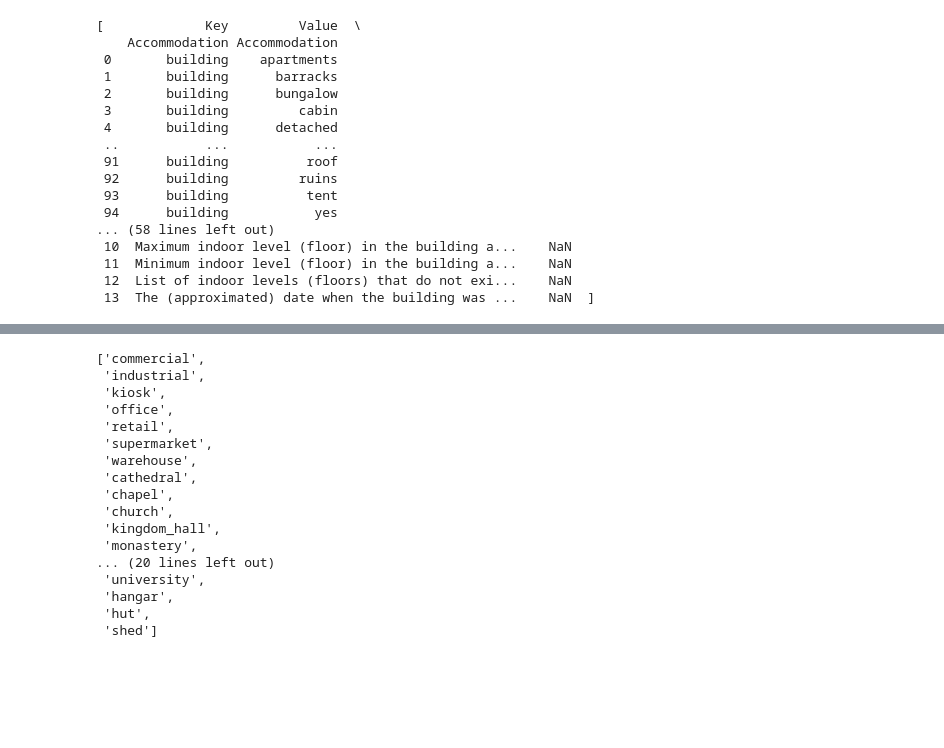
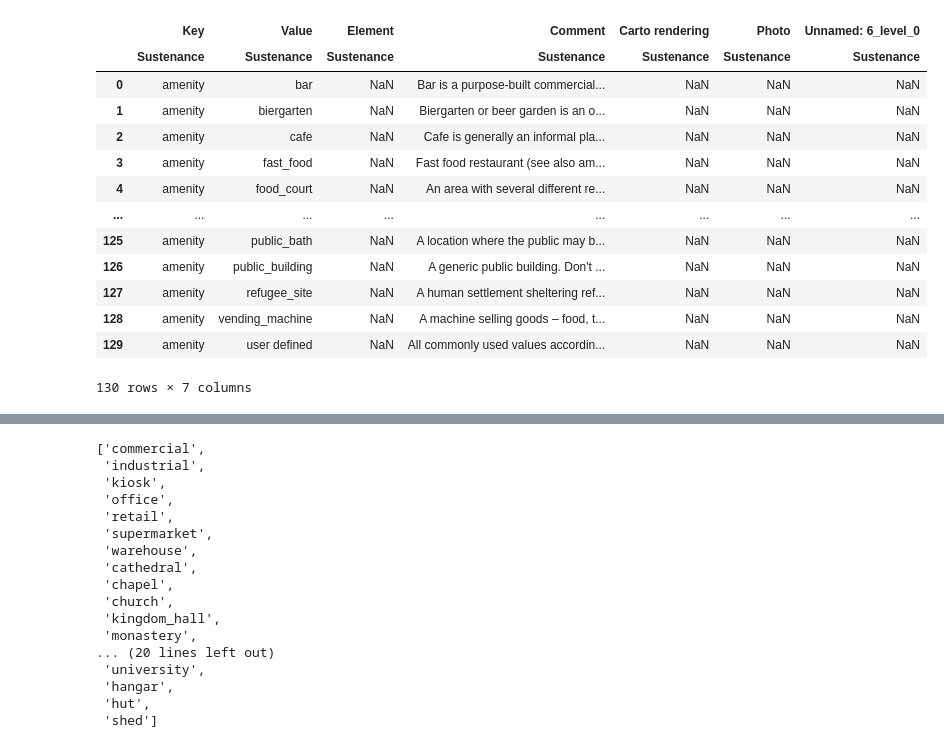
Before and after one commit to g-perona/CE-263-Final-Project, a Jupyter notebook: Giuseppe Work/poi_exploration.ipynb, the cells around one changed output, grey strips where cells are left out. Saved outputs shown, nothing was run; the diff lists cells and outputs as text; code cells hidden in the pictures; blank space fills up the shorter version.

```diff
--- a/Giuseppe Work/poi_exploration.ipynb
+++ b/Giuseppe Work/poi_exploration.ipynb
@@ -10,21 +15,18 @@ import seaborn as sns
 # %%
-tab = pd.read_html('https://wiki.openstreetmap.org/wiki/Key:building', match='Value')
-tab
+tab_buildings = pd.read_html('https://wiki.openstreetmap.org/wiki/Key:building', match='Value')
+tab_amenities = pd.read_html('https://wiki.openstreetmap.org/wiki/Key:amenity', match='Value')
 # %% [output]
+|  | Key | Value | Element | Comment | Carto rendering | Photo | Unnamed: 6_level_0 |
+|  | Sustenance | Sustenance | Sustenance | Sustenance | Sustenance | Sustenance | Sustenance |
+| 0 | amenity | bar | NaN | Bar is a purpose-built commercial... | NaN | NaN | NaN |
+| 1 | amenity | biergarten | NaN | Biergarten or beer garden is an o... | NaN | NaN | NaN |
+| 2 | amenity | cafe | NaN | Cafe is generally an informal pla... | NaN | NaN | NaN |
+| 3 | amenity | fast_food | NaN | Fast food restaurant (see also am... | NaN | NaN | NaN |
+| 4 | amenity | food_court | NaN | An area with several different re... | NaN | NaN | NaN |
+| ... | ... | ... | ... | ... | ... | ... | ... |
+| 125 | amenity | public_bath | NaN | A location where the public may b... | NaN | NaN | NaN |
+| 126 | amenity | public_building | NaN | A generic public building. Don't ... | NaN | NaN | NaN |
+| 127 | amenity | refugee_site | NaN | A human settlement sheltering ref... | NaN | NaN | NaN |
+| 128 | amenity | vending_machine | NaN | A machine selling goods – food, t... | NaN | NaN | NaN |
+| 129 | amenity | user defined | NaN | All commonly used values accordin... | NaN | NaN | NaN |
-[             Key         Value  \
-    Accommodation Accommodation
- 0       building    apartments
- 1       building      barracks
- 2       building      bungalow
- 3       building         cabin
- 4       building      detached
- ..           ...           ...
- 91      building          roof
- 92      building         ruins
- 93      building          tent
- 94      building           yes
-... (58 lines left out)
- 10  Maximum indoor level (floor) in the building a...    NaN
- 11  Minimum indoor level (floor) in the building a...    NaN
- 12  List of indoor levels (floors) that do not exi...    NaN
- 13  The (approximated) date when the building was ...    NaN  ]
+130 rows × 7 columns
```
Also changed, not shown: parts of 9 cells of this notebook, 1 other file.
